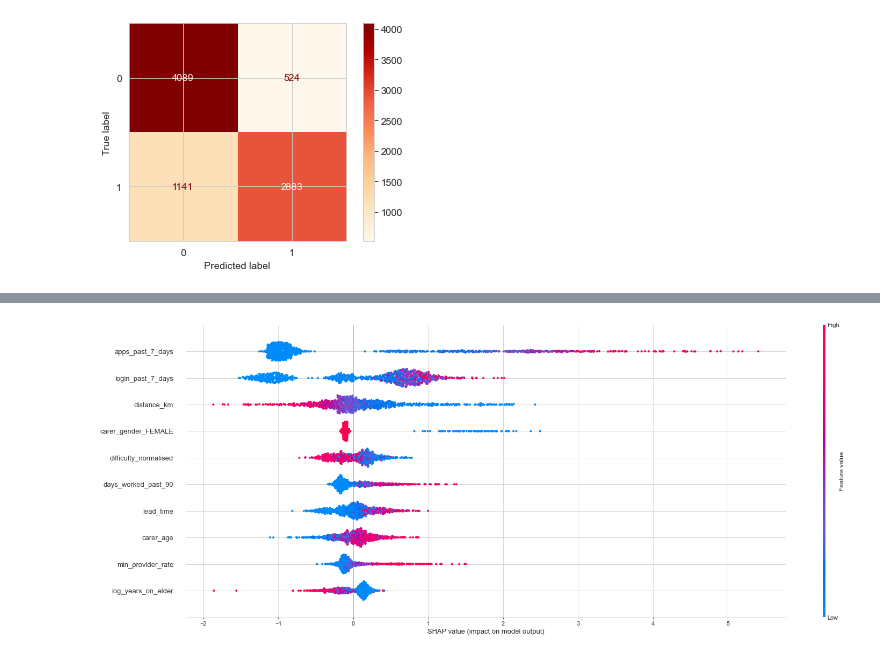
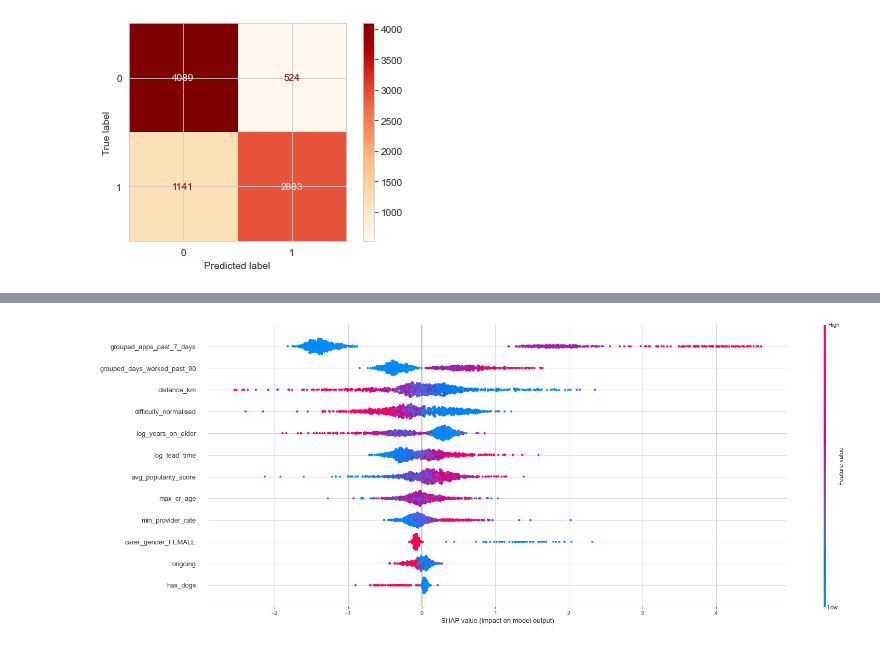
Before and after one commit to bonaventura-elder/carer_targeting, a Jupyter notebook: src/training.ipynb, the cells around one changed output, grey strips where cells are left out. Cells and saved outputs as stored; diff of their text form; code cells hidden in the pictures.

Commit message:
customer popularity query and prototype of pipeline

```diff
--- a/src/training.ipynb
+++ b/src/training.ipynb
@@ -554,15 +475,17 @@ f_predictors = [
 'difficulty_normalised','grouped_days_worked_past_90','grouped_apps_past_7_days',
     'carer_gender_FEMALE','log_lead_time','distance_km',
     'has_dogs','log_years_on_elder', 'max_cr_age',
-     'min_provider_rate','ethnicities_at_risk_BLACK_ALL', 'ongoing'
-]
+     'min_provider_rate','ethnicities_at_risk_BLACK_ALL', 'ongoing', 'recipient_1_male','avg_popularity_score']
+
 model.fit(X_train[f_predictors], np.ravel(y_train))
 
 
 preds = model.predict(X_eval[f_predictors])
 pred_probs = model.predict_proba(X_eval[f_predictors])
 
-print(f'Recall is {round(recall_score(y_eval,preds),5)}, accuracy is {round(accuracy_score(y_eval,preds),5)}, precision is {round(precision_score(y_eval,preds),5)}')
+print(f'TRAIN Recall is {round(recall_score(y_train,model.predict(X_train[f_predictors])),5)}, accuracy is {round(accuracy_score(y_train,model.predict(X_train[f_predictors])),5)}, precision is {round(precision_score(y_train,model.predict(X_train[f_predictors])),5)}')
+
+print(f'EVAL Recall is {round(recall_score(y_eval,preds),5)}, accuracy is {round(accuracy_score(y_eval,preds),5)}, precision is {round(precision_score(y_eval,preds),5)}')
 #Recall is 0.79298, accuracy is 0.82878, precision is 0.83292 grouped
 #Recall is 0.7327, accuracy is 0.80905, precision is 0.83863 continuous
 #Recall is 0.68021, accuracy is 0.78553, precision is 0.82987 cluster
@@ -599,7 +515,0 @@ plot_confusion_matrix(model,X_eval[f_predictors],y_eval, cmap = 'OrRd')
-# %%
-
-rf = RandomForestClassifier()
-rf.fit(X_train, np.ravel(y_train))
-
-
-preds = rf.predict(X_eval)
@@ -784,6 +583,10 @@ plot_shap_metrics(model,df,f_predictors,target)
 # %%
-model.fit(X_train, np.ravel(y_train))
 
-preds = model.predict(X_eval)
+rf = RandomForestClassifier()
+rf.fit(X_train[f_predictors], np.ravel(y_train))
+
+
+preds = rf.predict(X_eval[f_predictors])
+
 print(f'Recall is {round(recall_score(y_eval,preds),5)}, accuracy is {round(accuracy_score(y_eval,preds),5)}, precision is {round(precision_score(y_eval,preds),5)}')
 # %% [output]
@@ -803,0 +622,8 @@ Recall is 0.83753, accuracy is 0.84971, precision is 0.84017
+# %%
+xgb = XGBClassifier()
+
+xgb.fit(X_train[f_predictors], np.ravel(y_train))
+
+preds = xgb.predict(X_eval[f_predictors])
+print(f'TRAIN Recall is {round(recall_score(y_train,xgb.predict(X_train[f_predictors])),5)}, accuracy is {round(accuracy_score(y_train,xgb.predict(X_train[f_predictors])),5)}, precision is {round(precision_score(y_train,xgb.predict(X_train[f_predictors])),5)}')
+print(f'EVAL Recall is {round(recall_score(y_eval,preds),5)}, accuracy is {round(accuracy_score(y_eval,preds),5)}, precision is {round(precision_score(y_eval,preds),5)}')
@@ -809,10 +644,14 @@ plot_importance(xgb, max_num_features=15)
 # %%
-masker = shap.maskers.Impute(data=scaler.transform(X_train), )
+# scaler = StandardScaler()
+# scaler.fit(X_train[f_predictors])
+# masker = shap.maskers.Impute(data=scaler.transform(X_train[f_predictors]), )
 
-tree_explainer = shap.TreeExplainer(xgb,X_train[:100], masker=masker)
-shap_values = tree_explainer.shap_values(X_eval[:1000])
+masker = shap.maskers.Impute(data=X_train[f_predictors])
+
+tree_explainer = shap.TreeExplainer(xgb,X_train[f_predictors][:100], masker=masker)
+shap_values = tree_explainer.shap_values(X_eval[f_predictors][:1000])
 fig, ax = plt.subplots(1, 1, figsize=(25, 10))
 plt.subplot(1, 1, 1)
-shap.summary_plot(shap_values, X_eval[:1000], max_display=10, show=False, plot_size=None )
+shap.summary_plot(shap_values, X_eval[f_predictors][:1000], max_display=12, show=False, plot_size=None )
 # %% [output]
-[figure, old version]
+[figure, new version]
```
Also changed, not shown: parts of 63 cells of this notebook, 3 other files.
